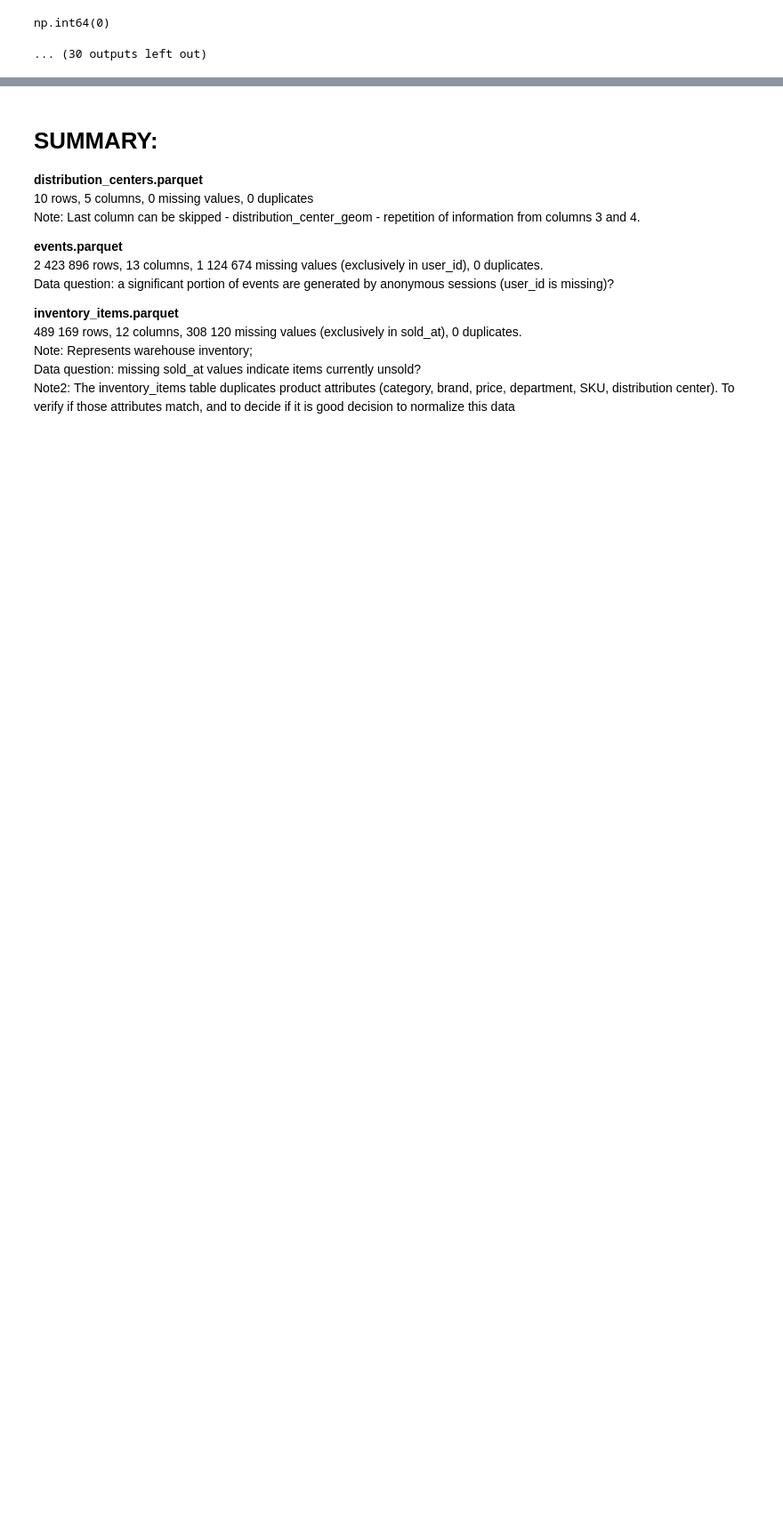
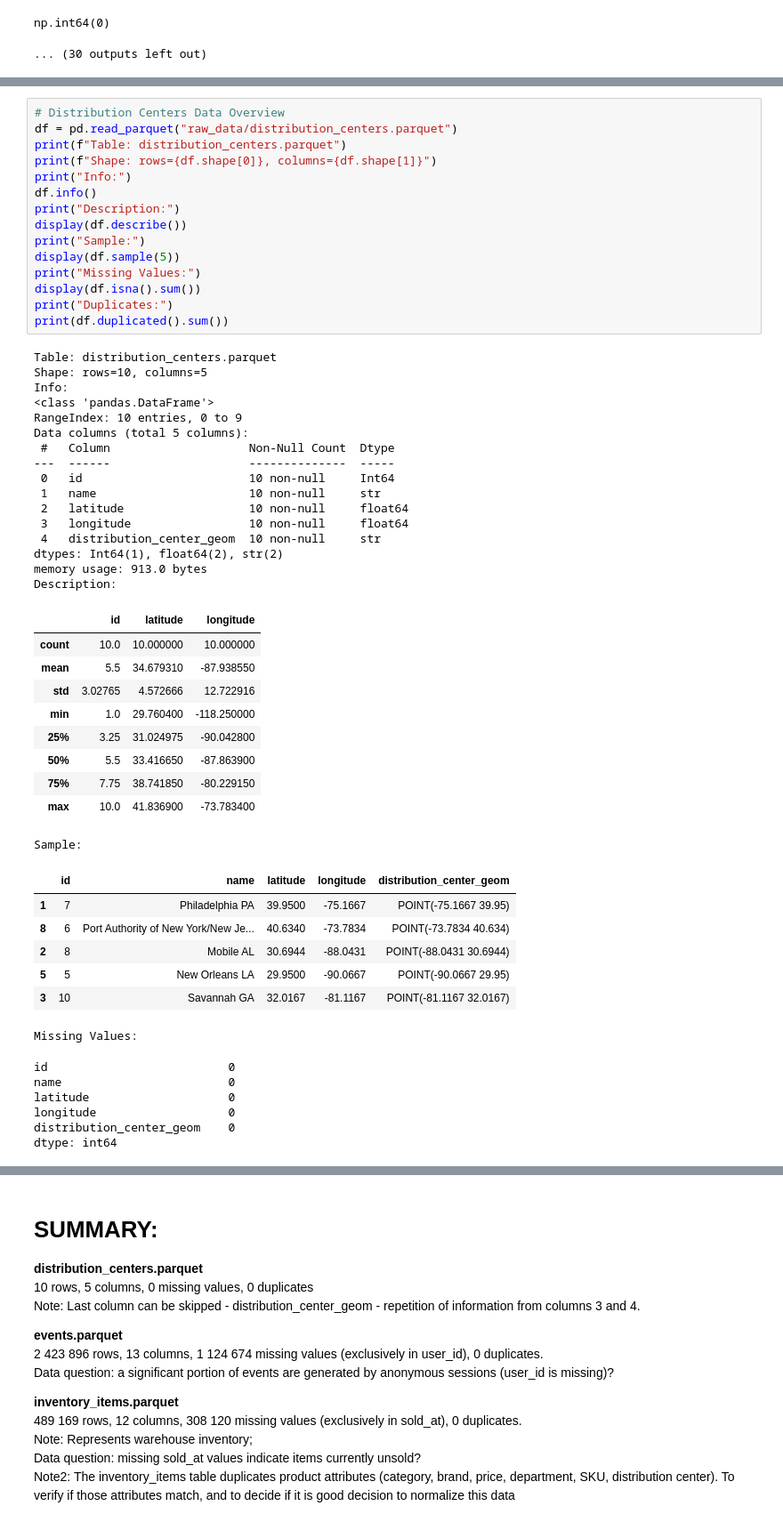
Before and after one commit to karo-liter/thelook_project, a Jupyter notebook: 2_overview_clean_load.ipynb, the cells around one changed output, grey strips where cells are left out. Shown at 89% size. Drawn from its saved outputs; the diff is of its cells as text; blank space fills up the shorter version.

```diff
--- a/2_overview_clean_load.ipynb
+++ b/2_overview_clean_load.ipynb
@@ -86,0 +89,55 @@ np.int64(0)
+# %%
+# Distribution Centers Data Overview
+df = pd.read_parquet("raw_data/distribution_centers.parquet")
+print(f"Table: distribution_centers.parquet")
+print(f"Shape: rows={df.shape[0]}, columns={df.shape[1]}")
+print("Info:")
+df.info()
+print("Description:")
+display(df.describe())
+print("Sample:")
+display(df.sample(5))
+print("Missing Values:")
+display(df.isna().sum())
+print("Duplicates:")
+print(df.duplicated().sum())
+# %% [output]
+Table: distribution_centers.parquet
+Shape: rows=10, columns=5
+Info:
+<class 'pandas.DataFrame'>
+RangeIndex: 10 entries, 0 to 9
+Data columns (total 5 columns):
+ #   Column                    Non-Null Count  Dtype
+---  ------                    --------------  -----
+ 0   id                        10 non-null     Int64
+ 1   name                      10 non-null     str
+ 2   latitude                  10 non-null     float64
+ 3   longitude                 10 non-null     float64
+ 4   distribution_center_geom  10 non-null     str
+dtypes: Int64(1), float64(2), str(2)
+memory usage: 913.0 bytes
+Description:
+|  | id | latitude | longitude |
+| count | 10.0 | 10.000000 | 10.000000 |
+| mean | 5.5 | 34.679310 | -87.938550 |
+| std | 3.02765 | 4.572666 | 12.722916 |
+| min | 1.0 | 29.760400 | -118.250000 |
+| 25% | 3.25 | 31.024975 | -90.042800 |
+| 50% | 5.5 | 33.416650 | -87.863900 |
+| 75% | 7.75 | 38.741850 | -80.229150 |
+| max | 10.0 | 41.836900 | -73.783400 |
+Sample:
+|  | id | name | latitude | longitude | distribution_center_geom |
+| 1 | 7 | Philadelphia PA | 39.9500 | -75.1667 | POINT(-75.1667 39.95) |
+| 8 | 6 | Port Authority of New York/New Je... | 40.6340 | -73.7834 | POINT(-73.7834 40.634) |
+| 2 | 8 | Mobile AL | 30.6944 | -88.0431 | POINT(-88.0431 30.6944) |
+| 5 | 5 | New Orleans LA | 29.9500 | -90.0667 | POINT(-90.0667 29.95) |
+| 3 | 10 | Savannah GA | 32.0167 | -81.1167 | POINT(-81.1167 32.0167) |
+Missing Values:
+id                          0
+name                        0
+latitude                    0
+longitude                   0
+distribution_center_geom    0
+dtype: int64
```
Also changed, not shown: parts of 9 cells of this notebook, 2 other files.
